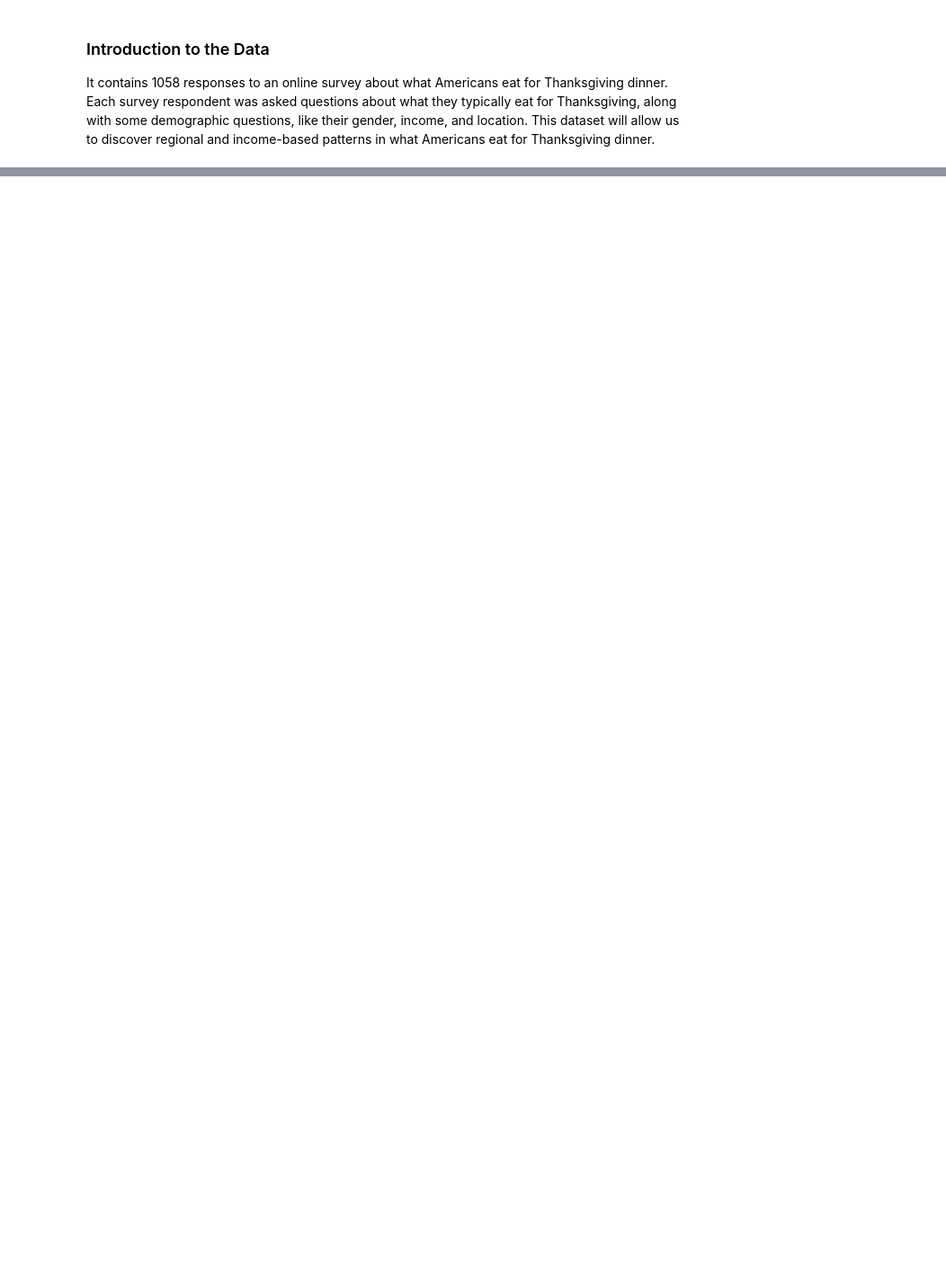
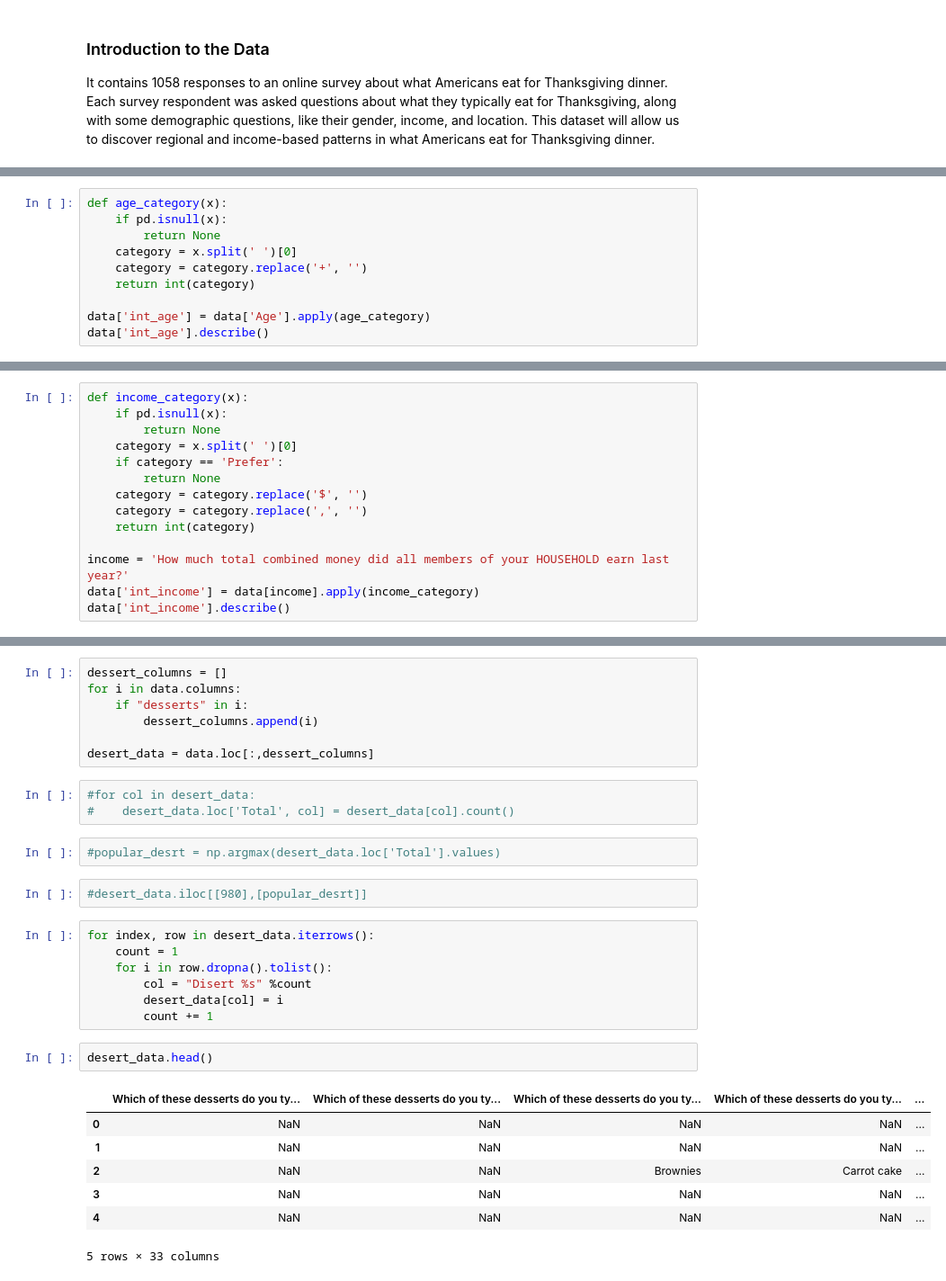
Before and after one commit to turnerneil/datascience, a Jupyter notebook: Analyzing Thanksgiving Dinner.ipynb, the cells around one changed output, grey strips where cells are left out. Shown at 90% size. Drawn from its saved outputs; the diff is of its cells as text; blank space fills up the shorter version.

```diff
--- a/Analyzing Thanksgiving Dinner.ipynb
+++ b/Analyzing Thanksgiving Dinner.ipynb
@@ -11,0 +122,10 @@ ParserError: Error tokenizing data. C error: Expected 1 fields in line 31, saw 3
+# %%
+def age_category(x):
+    if pd.isnull(x):
+        return None
+    category = x.split(' ')[0]
+    category = category.replace('+', '')
+    return int(category)
+
+data['int_age'] = data['Age'].apply(age_category)
+data['int_age'].describe()
@@ -11,0 +144,14 @@ ParserError: Error tokenizing data. C error: Expected 1 fields in line 31, saw 3
+# %%
+def income_category(x):
+    if pd.isnull(x):
+        return None
+    category = x.split(' ')[0]
+    if category == 'Prefer':
+        return None
+    category = category.replace('$', '')
+    category = category.replace(',', '')
+    return int(category)
+
+income = 'How much total combined money did all members of your HOUSEHOLD earn last year?'
+data['int_income'] = data[income].apply(income_category)
+data['int_income'].describe()
@@ -11,0 +248,31 @@ ParserError: Error tokenizing data. C error: Expected 1 fields in line 31, saw 3
+# %%
+dessert_columns = []
+for i in data.columns:
+    if "desserts" in i:
+        dessert_columns.append(i)
+
+desert_data = data.loc[:,dessert_columns]
+# %%
+#for col in desert_data:
+#    desert_data.loc['Total', col] = desert_data[col].count()
+# %%
+#popular_desrt = np.argmax(desert_data.loc['Total'].values)
+# %%
+#desert_data.iloc[[980],[popular_desrt]]
+# %%
+for index, row in desert_data.iterrows():
+    count = 1
+    for i in row.dropna().tolist():
+        col = "Disert %s" %count
+        desert_data[col] = i
+        count += 1
+# %%
+desert_data.head()
+# %% [output]
+|  | Which of these desserts do you ty... | Which of these desserts do you ty... | Which of these desserts do you ty... | Which of these desserts do you ty... | ... |
+| 0 | NaN | NaN | NaN | NaN | ... |
+| 1 | NaN | NaN | NaN | NaN | ... |
+| 2 | NaN | NaN | Brownies | Carrot cake | ... |
+| 3 | NaN | NaN | NaN | NaN | ... |
+| 4 | NaN | NaN | NaN | NaN | ... |
+5 rows × 33 columns
```
Also changed, not shown: parts of 29 cells of this notebook.
